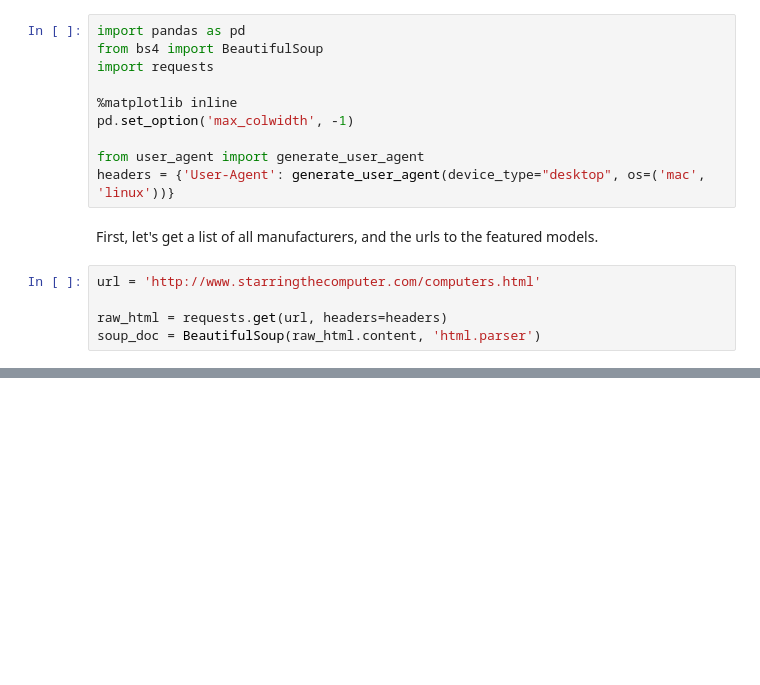
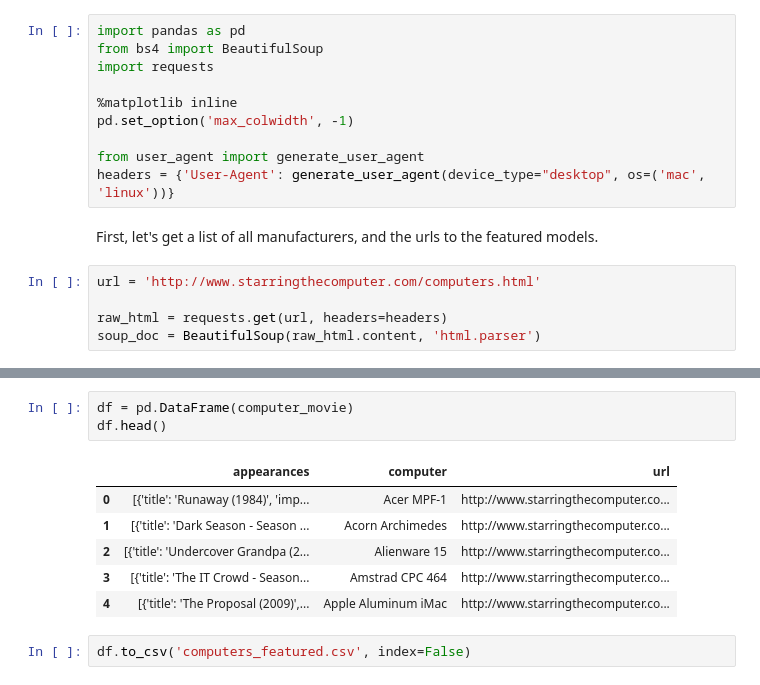
Before and after one commit to maxarvid/moviecomputer, a Jupyter notebook: 01_scrape.ipynb, the cells around one changed output, grey strips where cells are left out. Drawn from its saved outputs; the diff is of its cells as text; blank space fills up the shorter version.

Commit message:
got the data

```diff
--- a/01_scrape.ipynb
+++ b/01_scrape.ipynb
@@ -132,0 +174,12 @@ df.to_csv('computers_featured', index=False)
+# %%
+df = pd.DataFrame(computer_movie)
+df.head()
+# %% [output]
+|  | appearances | computer | url |
+| 0 | [{'title': 'Runaway (1984)', 'imp... | Acer MPF-1 | http://www.starringthecomputer.co... |
+| 1 | [{'title': 'Dark Season - Season ... | Acorn Archimedes | http://www.starringthecomputer.co... |
+| 2 | [{'title': 'Undercover Grandpa (2... | Alienware 15 | http://www.starringthecomputer.co... |
+| 3 | [{'title': 'The IT Crowd - Season... | Amstrad CPC 464 | http://www.starringthecomputer.co... |
+| 4 | [{'title': 'The Proposal (2009)',... | Apple Aluminum iMac | http://www.starringthecomputer.co... |
+# %%
+df.to_csv('computers_featured.csv', index=False)
```
Also changed, not shown: parts of 14 cells of this notebook, 2 other files.
